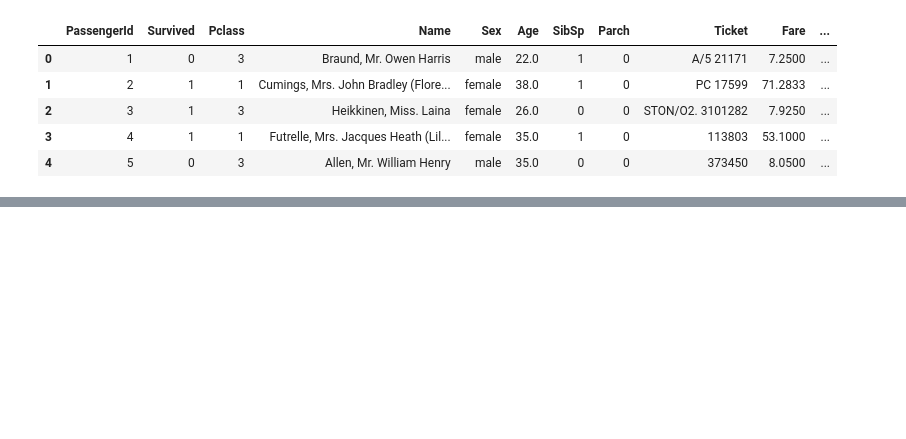
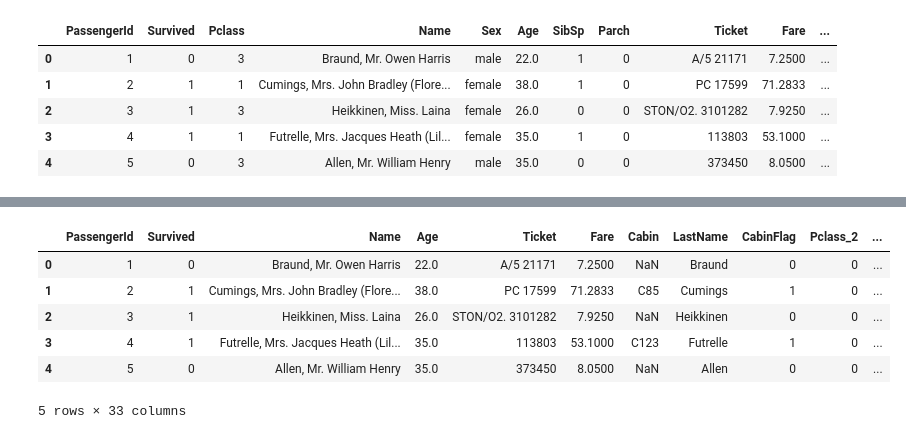
Before and after one commit to magdiel85281/titanic, a Jupyter notebook: src/eda.ipynb, the cells around one changed output, grey strips where cells are left out. Drawn from its saved outputs; the diff is of its cells as text; code cells hidden in the pictures; blank space fills up the shorter version.

```diff
--- a/src/eda.ipynb
+++ b/src/eda.ipynb
@@ -17,0 +46,10 @@ t.data.head()
+# %%
+t.data.head()
+# %% [output]
+|  | PassengerId | Survived | Name | Age | Ticket | Fare | Cabin | LastName | CabinFlag | Pclass_2 | ... |
+| 0 | 1 | 0 | Braund, Mr. Owen Harris | 22.0 | A/5 21171 | 7.2500 | NaN | Braund | 0 | 0 | ... |
+| 1 | 2 | 1 | Cumings, Mrs. John Bradley (Flore... | 38.0 | PC 17599 | 71.2833 | C85 | Cumings | 1 | 0 | ... |
+| 2 | 3 | 1 | Heikkinen, Miss. Laina | 26.0 | STON/O2. 3101282 | 7.9250 | NaN | Heikkinen | 0 | 0 | ... |
+| 3 | 4 | 1 | Futrelle, Mrs. Jacques Heath (Lil... | 35.0 | 113803 | 53.1000 | C123 | Futrelle | 1 | 0 | ... |
+| 4 | 5 | 0 | Allen, Mr. William Henry | 35.0 | 373450 | 8.0500 | NaN | Allen | 0 | 0 | ... |
+5 rows × 33 columns
```
Also changed, not shown: parts of 24 cells of this notebook, 1 other file.
